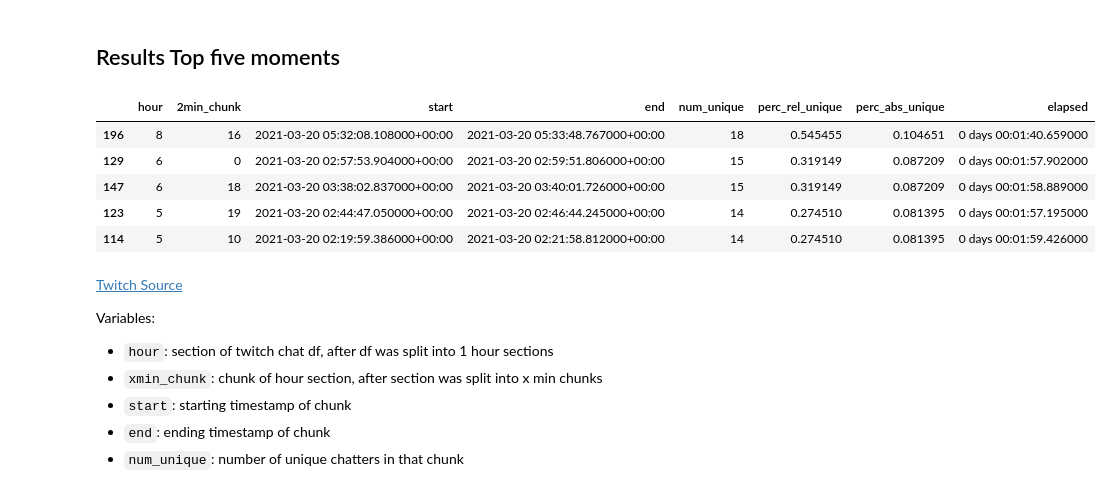
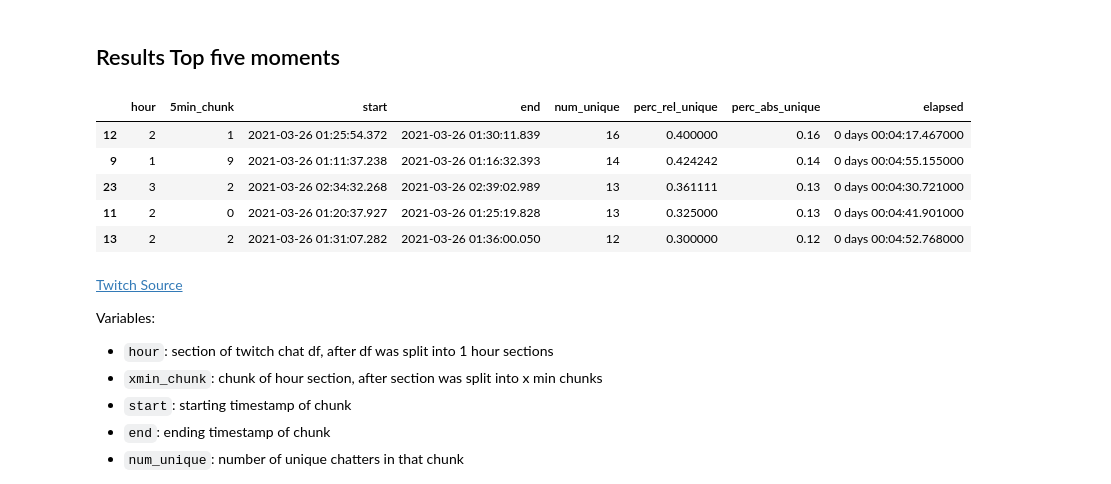
Before and after one commit to pillargg/pillar_algos, a Jupyter notebook: pillar.ipynb, the cells around one changed output. Drawn from its saved outputs; the diff is of its cells as text; code cells hidden in the pictures.

```diff
--- a/pillar.ipynb
+++ b/pillar.ipynb
@@ -289,7 +289,7 @@ class fminChats():
 # %% [markdown]
 The above class will do everything for one df. The following functions will tie both classes together and format the results.
 # %%
-def results_jsonified(results, first_sec):
+def results_jsonified(results, first_sec, sort_by='rel'):
     '''
     Extracts relevant results and makes them machine readable
 
@@ -297,9 +297,11 @@ def results_jsonified(results, first_sec):
     -----
     results: pd.DataFrame
         DataFrame with at least start, end columns.
+    sort_by: str
+        Whether to sort values by `abs` or `rel` unique chatters.
     '''
     results['first_sec'] = first_sec # to calculate elapsed time from first sec, in seconds
-    results = results.sort_values('perc_rel_unique', ascending=False) # so json format is returned with top result being the most relevant
+    results = results.sort_values(f'perc_{sort_by}_unique', ascending=False) # so json format is returned with top result being the most relevant
     json_results = []
     for i, row in results.iterrows():
         og = row['first_sec']
@@ -315,7 +317,7 @@ def results_jsonified(results, first_sec):
 
     return json_results
 
-def hour_iterator(big_df, min_=2):
+def hour_iterator(big_df, min_=2, sort_by='rel'):
     '''
     Pushes all dfs in a list through the fminChats function, returns a dataframe of results
 
@@ -325,6 +327,8 @@ def hour_iterator(big_df, min_=2):
         Df of the entire twitch session. This is the one that was split by dfSplitter class
     min_: int
         How long a timestamp range should be
+    sort_by: str
+        Whether to sort values by `abs` or `rel` unique chatters.
     '''
     ds = dfSplitter(big_df) # initiate
     ds.find_rest() # split big_df into 1 hour long separate dfs
@@ -338,7 +342,7 @@ def hour_iterator(big_df, min_=2):
 
     # iterate all sections through the class
     for i in range(len(hour_list)):
-        fm = fminChats(hour_list[i], max_uniques)
+        fm = fminChats(hour_list[i], max_uniques, min_=min_)
         _n = fm.find_rest() # _n not needed
         chunk_list = fm.result # get back list of dfs, each 2 minutes long
 
@@ -348,8 +352,9 @@ def hour_iterator(big_df, min_=2):
 
     results['elapsed'] = results['end'] - results['start'] # to double check length
     pretty_results = results.reset_index(drop=True) # prettify
+    pretty_results = pretty_results.sort_values(f'perc_{sort_by}_unique',ascending=False)
 
-    json_results = results_jsonified(results, first_sec) # ordered by top perc_rel_unique
+    json_results = results_jsonified(results, first_sec, sort_by=sort_by) # ordered by top perc_rel_unique
 
     return pretty_results, json_results
 # %%
@@ -364,8 +369,3 @@ def save_json(json_results, name):
 
     with open(f"{name}.json",'w') as f:
         f.write(str_)
-# %%
-data = json.load(open('sample_data.json'))
-data = pd.DataFrame.from_records(data)
-
-big_df = organize_twitch_chat(data)
@@ -384,17 +380,23 @@ results, json_results = hour_iterator(big_df, vid_id=955629991)
+# %%
+sort_by = 'abs'
+
+data = pd.DataFrame.from_records(data)
+big_df = organize_twitch_chat(data) # fetch appropriate data
+results, json_results = hour_iterator(big_df, min_=5, sort_by=sort_by)
 # %%
 # save_json(json_results, "algo1_results")
 # %% [markdown]
 ## Results Top five moments
 # %%
 # for normal people
-results.sort_values('perc_abs_unique',ascending=False).head()
+results.head()
 # %% [output]
-|  | hour | 2min_chunk | start | end | num_unique | perc_rel_unique | perc_abs_unique | elapsed |
-| 196 | 8 | 16 | 2021-03-20 05:32:08.108000+00:00 | 2021-03-20 05:33:48.767000+00:00 | 18 | 0.545455 | 0.104651 | 0 days 00:01:40.659000 |
-| 129 | 6 | 0 | 2021-03-20 02:57:53.904000+00:00 | 2021-03-20 02:59:51.806000+00:00 | 15 | 0.319149 | 0.087209 | 0 days 00:01:57.902000 |
-| 147 | 6 | 18 | 2021-03-20 03:38:02.837000+00:00 | 2021-03-20 03:40:01.726000+00:00 | 15 | 0.319149 | 0.087209 | 0 days 00:01:58.889000 |
-| 123 | 5 | 19 | 2021-03-20 02:44:47.050000+00:00 | 2021-03-20 02:46:44.245000+00:00 | 14 | 0.274510 | 0.081395 | 0 days 00:01:57.195000 |
-| 114 | 5 | 10 | 2021-03-20 02:19:59.386000+00:00 | 2021-03-20 02:21:58.812000+00:00 | 14 | 0.274510 | 0.081395 | 0 days 00:01:59.426000 |
+|  | hour | 5min_chunk | start | end | num_unique | perc_rel_unique | perc_abs_unique | elapsed |
+| 12 | 2 | 1 | 2021-03-26 01:25:54.372 | 2021-03-26 01:30:11.839 | 16 | 0.400000 | 0.16 | 0 days 00:04:17.467000 |
+| 9 | 1 | 9 | 2021-03-26 01:11:37.238 | 2021-03-26 01:16:32.393 | 14 | 0.424242 | 0.14 | 0 days 00:04:55.155000 |
+| 23 | 3 | 2 | 2021-03-26 02:34:32.268 | 2021-03-26 02:39:02.989 | 13 | 0.361111 | 0.13 | 0 days 00:04:30.721000 |
+| 11 | 2 | 0 | 2021-03-26 01:20:37.927 | 2021-03-26 01:25:19.828 | 13 | 0.325000 | 0.13 | 0 days 00:04:41.901000 |
+| 13 | 2 | 2 | 2021-03-26 01:31:07.282 | 2021-03-26 01:36:00.050 | 12 | 0.300000 | 0.12 | 0 days 00:04:52.768000 |
 # %% [markdown]
 [Twitch Source](https://www.twitch.tv/videos/955629991)
 
```
Also changed, not shown: parts of 4 cells of this notebook, 2 other files.
